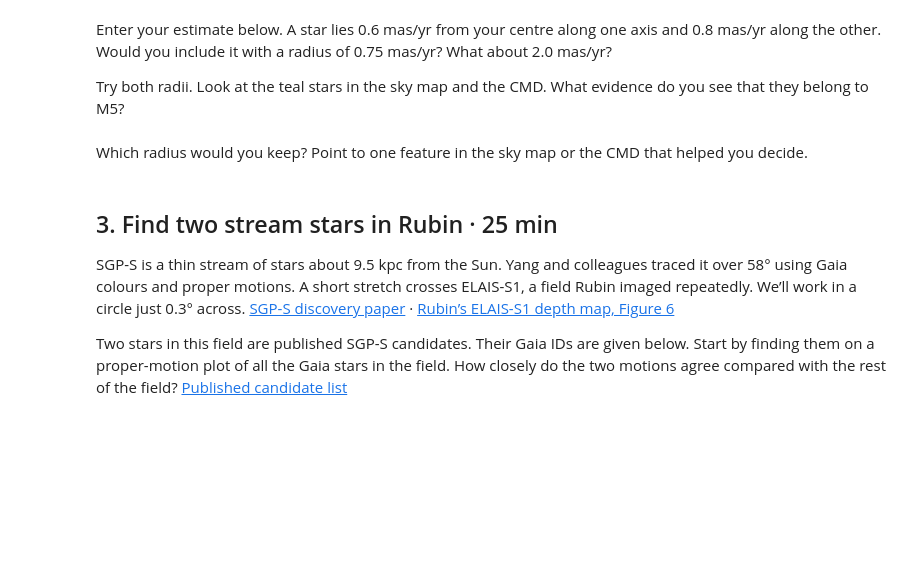
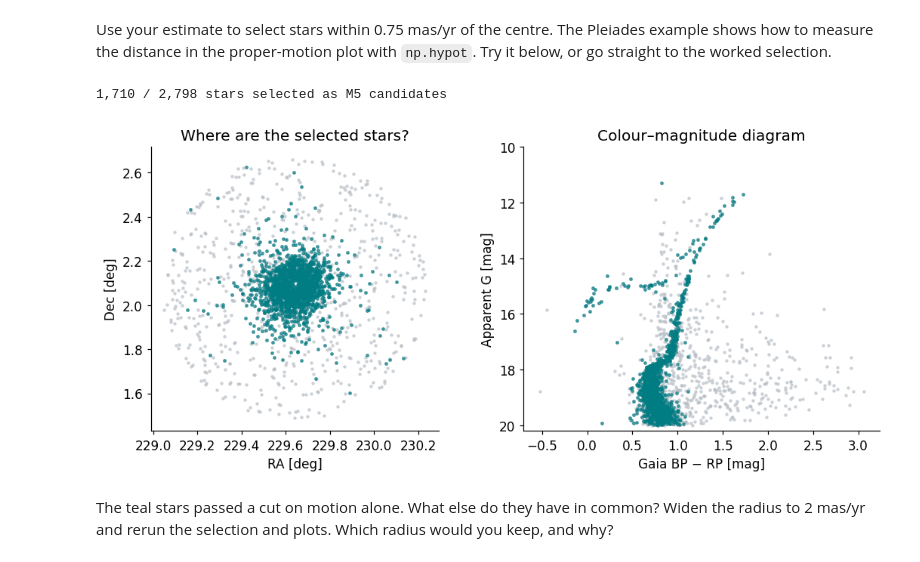
Before and after one commit to errai34/ic_phys367_wk9_2026, a Jupyter notebook: Which_stars_belong_together_final.ipynb, the cells around one changed output. Saved outputs shown, nothing was run; the diff lists cells and outputs as text; code cells hidden in the pictures; blank space fills up the shorter version.

Commit message:
Update final Week 9 notebook

```diff
--- a/Which_stars_belong_together_final.ipynb
+++ b/Which_stars_belong_together_final.ipynb
@@ -144,6 +143,5 @@ WHERE 1=CONTAINS(POINT('ICRS', ra, dec), CIRCLE('ICRS', 229.6384, 2.081, 0.6))
   AND pmra IS NOT NULL
   AND pmdec IS NOT NULL
 """
-stars = download_cluster(query)
-save_sample(stars, query, "m5_dr3")
+stars = gaia_sample(query, 'm5_dr3')
 display(stars[:5])
@@ -164,4 +172,2 @@ plt.show()
 # %% [markdown]
-Enter your estimate below. A star lies 0.6 mas/yr from your centre along one axis and 0.8 mas/yr along the other. Would you include it with a radius of 0.75 mas/yr? What about 2.0 mas/yr?
-
-Try both radii. Look at the teal stars in the sky map and the CMD. What evidence do you see that they belong to M5?
+Use your estimate to select stars within 0.75 mas/yr of the centre. The Pleiades example shows how to measure the distance in the proper-motion plot with `np.hypot`. Try it below, or go straight to the worked selection.
@@ -168,34 +176,22 @@ Try both radii. Look at the teal stars in the sky map and the CMD. What evidence
 # %%
-pmra_c, pmdec_c = 4.0, -10.0  # Replace with your reading of the clump centre.
-radius_pm = 0.75              # Widen to 2.0 mas/yr, then compare the outer panels.
+# Worked selection. Change the centre to test your own estimate.
+pmra_c, pmdec_c = 4.0, -10.0
+radius_pm = 0.75  # Try 2.0 next.
 delta_pm = np.hypot(stars['pmra'] - pmra_c, stars['pmdec'] - pmdec_c)
-member = delta_pm < radius_pm
-candidates = stars[member]
+candidates = stars[delta_pm < radius_pm]
 print(f'{len(candidates):,} / {len(stars):,} stars selected as M5 candidates')
-
-fig, axes = plt.subplots(1, 3, figsize=(14, 4.6))
-views = [('ra', 'dec', 'RA [deg]', 'Dec [deg]', 'Sky position'),
-         ('pmra', 'pmdec', 'μα* [mas yr⁻¹]', 'μδ [mas yr⁻¹]', 'Proper motion'),
-         ('bp_rp', 'phot_g_mean_mag', 'BP − RP [mag]', 'Apparent G [mag]',
-          'Colour–magnitude diagram')]
-for ax, (x, y, xlabel, ylabel, title) in zip(axes, views):
-    ax.scatter(stars[x], stars[y], s=2, color=GREY, alpha=.35, rasterized=True)
-    ax.scatter(candidates[x], candidates[y], s=3, color=TEAL, alpha=.5,
-               label='Motion-selected candidates', rasterized=True)
-    ax.set(xlabel=xlabel, ylabel=ylabel, title=title)
-axes[0].set_aspect(1 / np.cos(np.deg2rad(2.081)))
-axes[0].legend(loc="upper right", fontsize=8, markerscale=2)
-axes[1].add_patch(plt.Circle((pmra_c, pmdec_c), radius_pm,
-                             fill=False, color=ORANGE, lw=1.5))
-axes[1].set(xlim=(-15, 15), ylim=(-25, 10))
-axes[2].set(xlim=(-.4, 3.2), ylim=(20.2, 10))
-fig.savefig('m5_membership.png', dpi=180, bbox_inches='tight')
-plt.show()
+# %% [output]
+1,710 / 2,798 stars selected as M5 candidates
+# %%
+fig, (sky, cmd) = plt.subplots(1, 2, figsize=(9.5, 4.2))
+for table, colour, size in [(stars, GREY, 4), (candidates, TEAL, 5)]:
+    sky.scatter(table['ra'], table['dec'], s=size, color=colour, alpha=.55)
+    cmd.scatter(table['bp_rp'], table['phot_g_mean_mag'], s=size, color=colour, alpha=.55)
+sky.set(xlabel='RA [deg]', ylabel='Dec [deg]', aspect='equal', title='Where are the selected stars?')
+cmd.set(xlabel='Gaia BP − RP [mag]', ylabel='Apparent G [mag]', ylim=(20.2, 10),
+        title='Colour–magnitude diagram')
+plt.show()
+# %% [output]
+[figure, added]
 # %% [markdown]
-Which radius would you keep? Point to one feature in the sky map or the CMD that helped you decide.
+The teal stars passed a cut on motion alone. What else do they have in common? Widen the radius to 2 mas/yr and rerun the selection and plots. Which radius would you keep, and why?
-# %% [markdown]
-## 3. Find two stream stars in Rubin · 25 min
-
-SGP-S is a thin stream of stars about 9.5 kpc from the Sun. Yang and colleagues traced it over 58° using Gaia colours and proper motions. A short stretch crosses ELAIS-S1, a field Rubin imaged repeatedly. We’ll work in a circle just 0.3° across. [SGP-S discovery paper](https://arxiv.org/abs/2208.05176) · [Rubin’s ELAIS-S1 depth map, Figure 6](https://dp2.lsst.io/tutorials/notebook/301/notebook-301-3.html#depth-and-deep-coadd-plots)
-
-Two stars in this field are published SGP-S candidates. Their Gaia IDs are given below. Start by finding them on a proper-motion plot of all the Gaia stars in the field. How closely do the two motions agree compared with the rest of the field? [Published candidate list](https://github.com/abonaca/streams_overview/blob/2663cc06e5ced4b02850de15140bc9f136f3341b/data/members/streams/SGP-S.fits)
```
Also changed, not shown: parts of 47 cells of this notebook.
